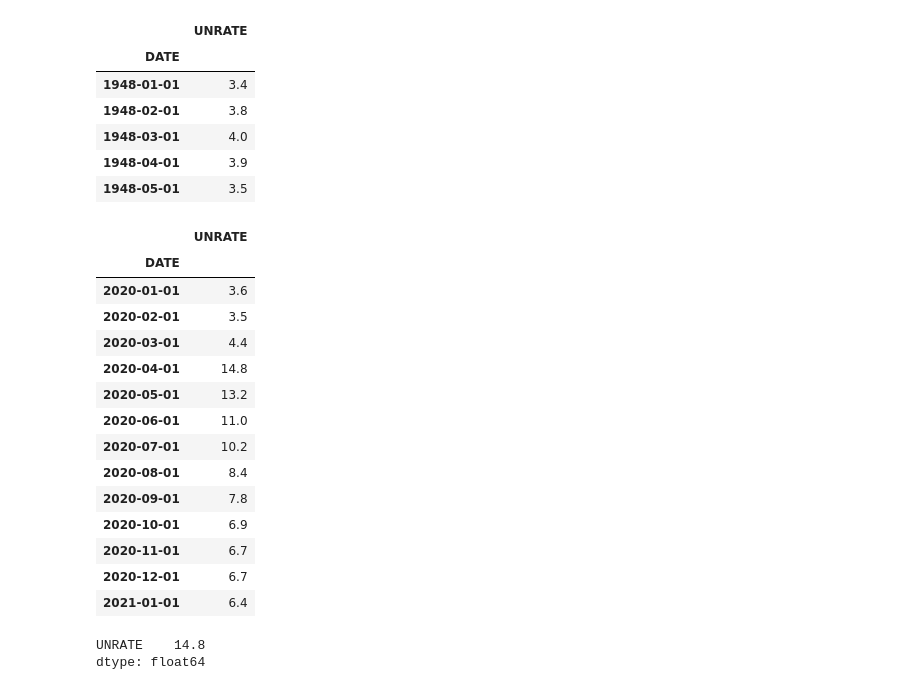
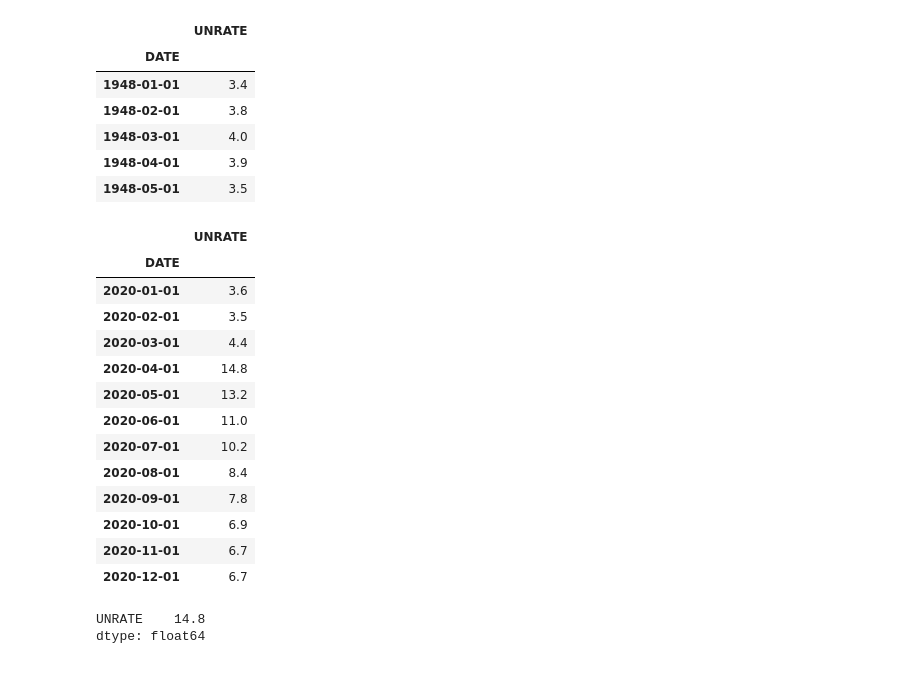
Before and after one commit to falkfrydenlund-creator/TECH2-H26, a Jupyter notebook: workshops/Practice workshops/Week08_pandas.ipynb, the cells around one changed output. Drawn from its saved outputs; the diff is of its cells as text; code cells hidden in the pictures.

```diff
--- a/workshops/Practice workshops/Week08_pandas.ipynb
+++ b/workshops/Practice workshops/Week08_pandas.ipynb
@@ -158,7 +158,7 @@ about 38% survived
 4. Use `.loc[]` to select June 2025 to January 2026. Is anything missing?
 5. Explain one advantage of having dates as the index for this task.
 # %%
-unrate = pd.read_csv('../../data/FRED/UNRATE.csv',parse_dates=True)
+unrate = pd.read_csv('../../data/FRED/UNRATE.csv',parse_dates=['DATE'])
 # %%
 unrate2 = unrate.copy().set_index('DATE')
 # %%
@@ -172,21 +172,20 @@ unrate2.head()
 | 1948-04-01 | 3.9 |
 | 1948-05-01 | 3.5 |
 # %%
-unrate2.loc['2020-01-01':'2021-01-01']
+unrate2.loc['2020']
 # %% [output]
 |  | UNRATE |
 | DATE |  |
 | 2020-01-01 | 3.6 |
 | 2020-02-01 | 3.5 |
 | 2020-03-01 | 4.4 |
 | 2020-04-01 | 14.8 |
 | 2020-05-01 | 13.2 |
 | 2020-06-01 | 11.0 |
 | 2020-07-01 | 10.2 |
 | 2020-08-01 | 8.4 |
 | 2020-09-01 | 7.8 |
 | 2020-10-01 | 6.9 |
 | 2020-11-01 | 6.7 |
 | 2020-12-01 | 6.7 |
-| 2021-01-01 | 6.4 |
 # %%
```
Also changed, not shown: parts of 1 cell of this notebook, 2 other files.
